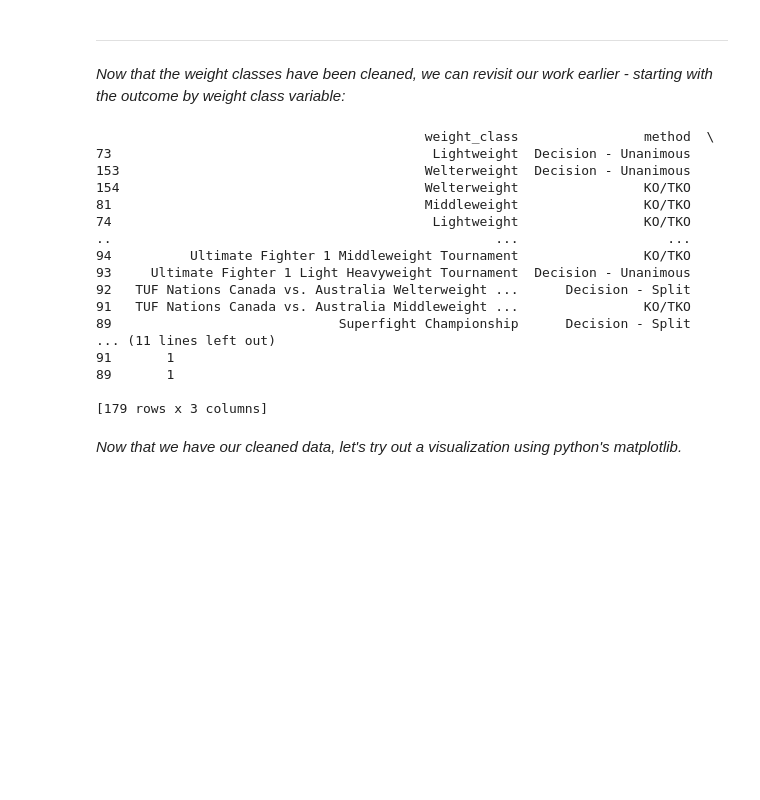
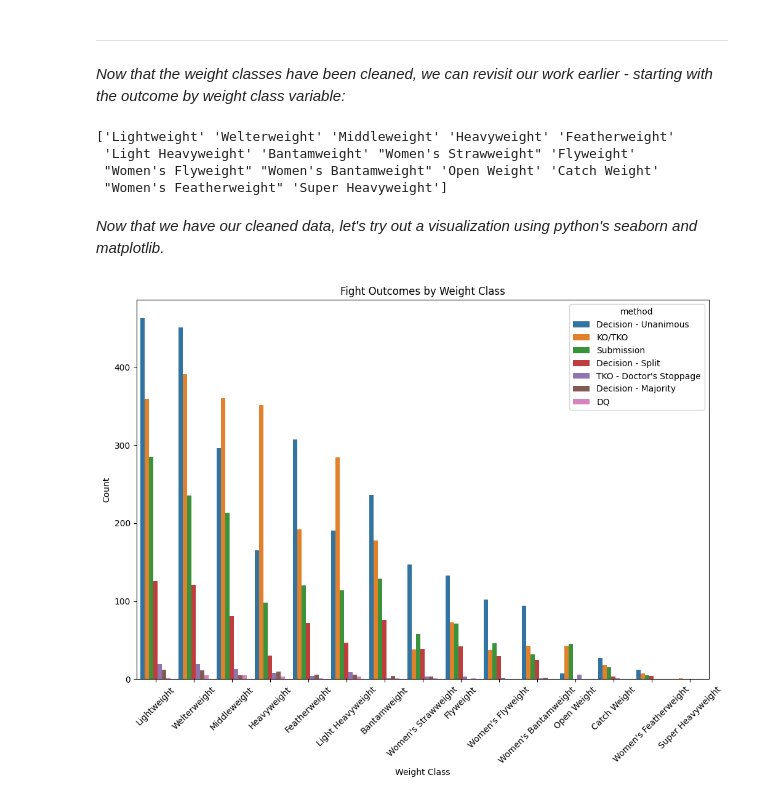
Before and after one commit to JessPetrey/UFC-Dashboard-Project, a Jupyter notebook: notebooks/ufc_analysis.ipynb, the cells around one changed output. Drawn from its saved outputs; the diff is of its cells as text; code cells hidden in the pictures; blank space fills up the shorter version.

Commit message:
adjust the graph

```diff
--- a/notebooks/ufc_analysis.ipynb
+++ b/notebooks/ufc_analysis.ipynb
@@ -346,29 +344,29 @@ print(events_fighters['weight_class'].unique())
 # %%
 # Copied this from earlier, now that the weight classes are formatted:
 outcome_by_weight_class = events_fighters.groupby(['weight_class', 'method']).size().reset_index(name='count')
+
+# Filter out weight classes that are from tournaments - we only want the offcial UFC weight classes
+outcome_by_weight_class = outcome_by_weight_class[~outcome_by_weight_class['weight_class'].str.contains('Tournament|Championship|Interim')]
 
 # Sort by the count to get a quick understanding of the most common outcomes by weight class
 
 outcome_by_weight_class = outcome_by_weight_class.sort_values(by='count', ascending=False)
 
-print(outcome_by_weight_class)
+print(outcome_by_weight_class['weight_class'].unique())
 # %% [output]
-                                          weight_class                method  \
-73                                         Lightweight  Decision - Unanimous
-153                                       Welterweight  Decision - Unanimous
-154                                       Welterweight                KO/TKO
-81                                        Middleweight                KO/TKO
-74                                         Lightweight                KO/TKO
-..                                                 ...                   ...
-94          Ultimate Fighter 1 Middleweight Tournament                KO/TKO
-93     Ultimate Fighter 1 Light Heavyweight Tournament  Decision - Unanimous
-92   TUF Nations Canada vs. Australia Welterweight ...      Decision - Split
-91   TUF Nations Canada vs. Australia Middleweight ...                KO/TKO
-89                             Superfight Championship      Decision - Split
-... (11 lines left out)
-91       1
-89       1
-
-[179 rows x 3 columns]
+['Lightweight' 'Welterweight' 'Middleweight' 'Heavyweight' 'Featherweight'
+ 'Light Heavyweight' 'Bantamweight' "Women's Strawweight" 'Flyweight'
+ "Women's Flyweight" "Women's Bantamweight" 'Open Weight' 'Catch Weight'
+ "Women's Featherweight" 'Super Heavyweight']
 # %% [markdown]
-*Now that we have our cleaned data, let's try out a visualization using python's matplotlib.*
+*Now that we have our cleaned data, let's try out a visualization using python's seaborn and matplotlib.*
+# %%
+plt.figure(figsize=(12, 8))
+sns.barplot(x='weight_class', y='count', hue='method', data=outcome_by_weight_class)
+plt.title('Fight Outcomes by Weight Class')
+plt.xlabel('Weight Class')
+plt.ylabel('Count')
+plt.xticks(rotation=45)
+plt.show()
+# %% [output]
+[figure, added]
```
Also changed, not shown: parts of 2 cells of this notebook, 1 other file.
